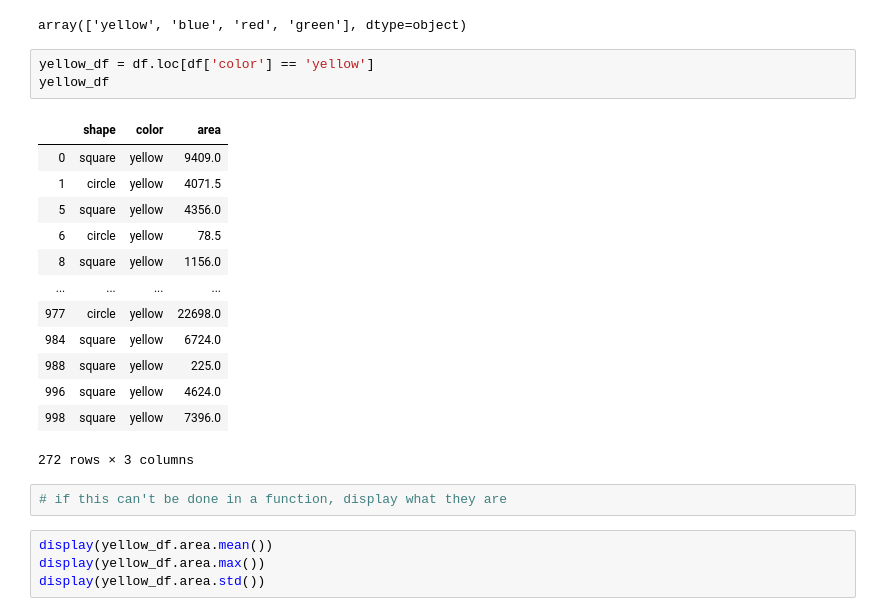
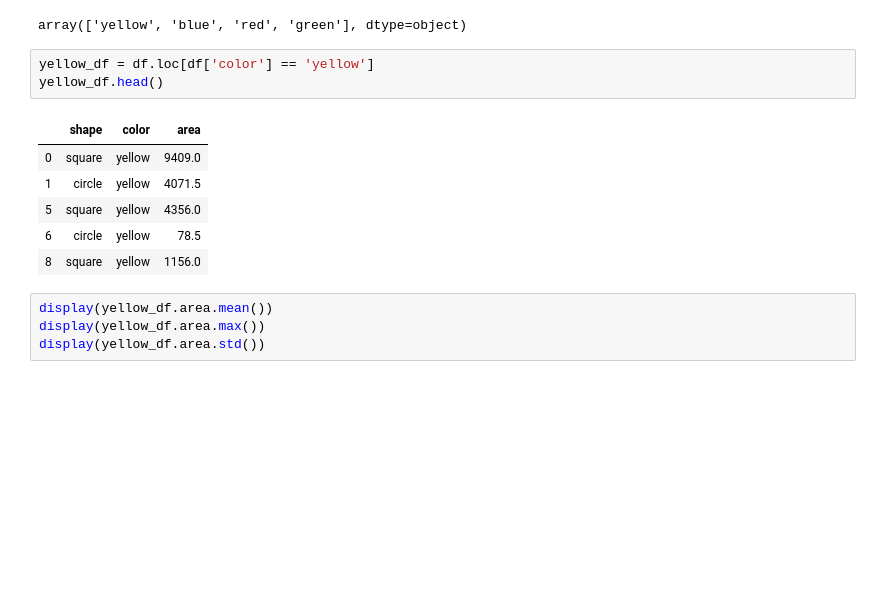
Before and after one commit to lambertmk/Riskified, a Jupyter notebook: Riskified.ipynb, the cells around one changed output. Saved outputs shown, nothing was run; the diff lists cells and outputs as text; blank space fills up the shorter version.

```diff
--- a/Riskified.ipynb
+++ b/Riskified.ipynb
@@ -38,23 +36,14 @@ df.color.unique()
 array(['yellow', 'blue', 'red', 'green'], dtype=object)
 # %%
 yellow_df = df.loc[df['color'] == 'yellow']
-yellow_df
+yellow_df.head()
 # %% [output]
 |  | shape | color | area |
 | 0 | square | yellow | 9409.0 |
 | 1 | circle | yellow | 4071.5 |
 | 5 | square | yellow | 4356.0 |
 | 6 | circle | yellow | 78.5 |
 | 8 | square | yellow | 1156.0 |
-| ... | ... | ... | ... |
-| 977 | circle | yellow | 22698.0 |
-| 984 | square | yellow | 6724.0 |
-| 988 | square | yellow | 225.0 |
-| 996 | square | yellow | 4624.0 |
-| 998 | square | yellow | 7396.0 |
-272 rows × 3 columns
-# %%
-# if this can't be done in a function, display what they are
 # %%
 display(yellow_df.area.mean())
 display(yellow_df.area.max())
```
Also changed, not shown: parts of 28 cells of this notebook.
